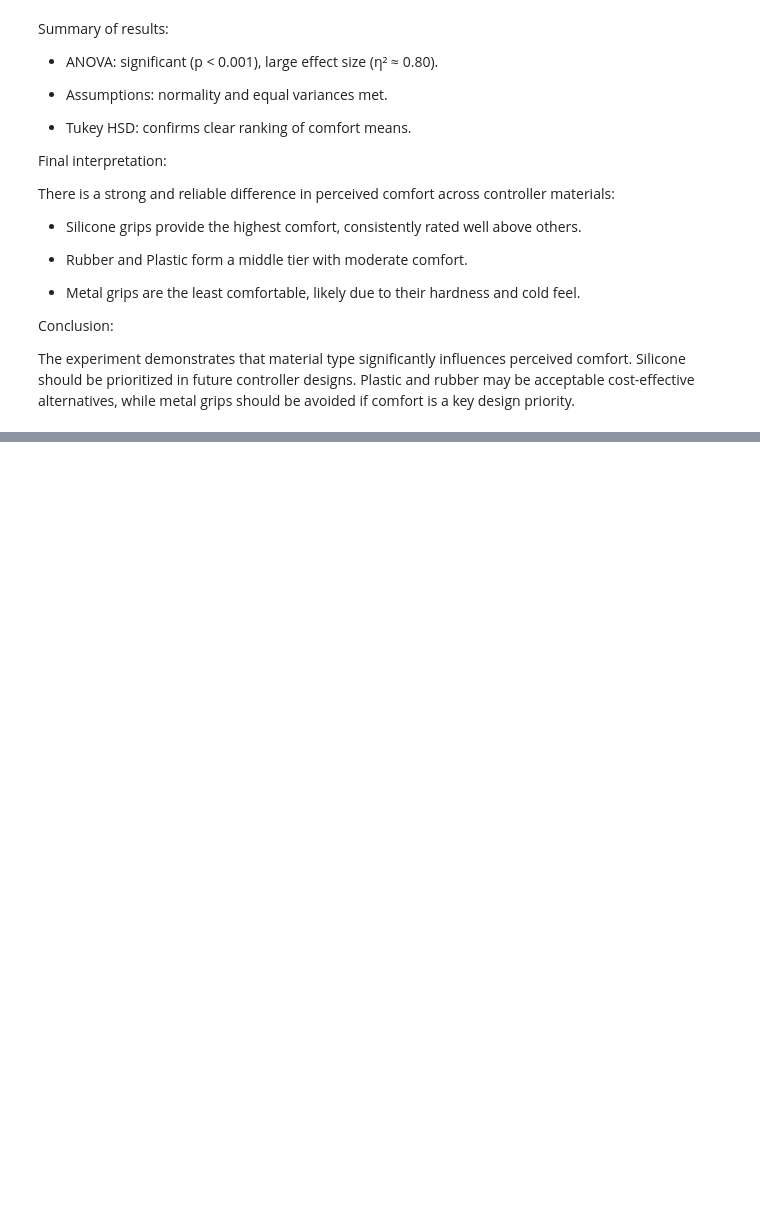
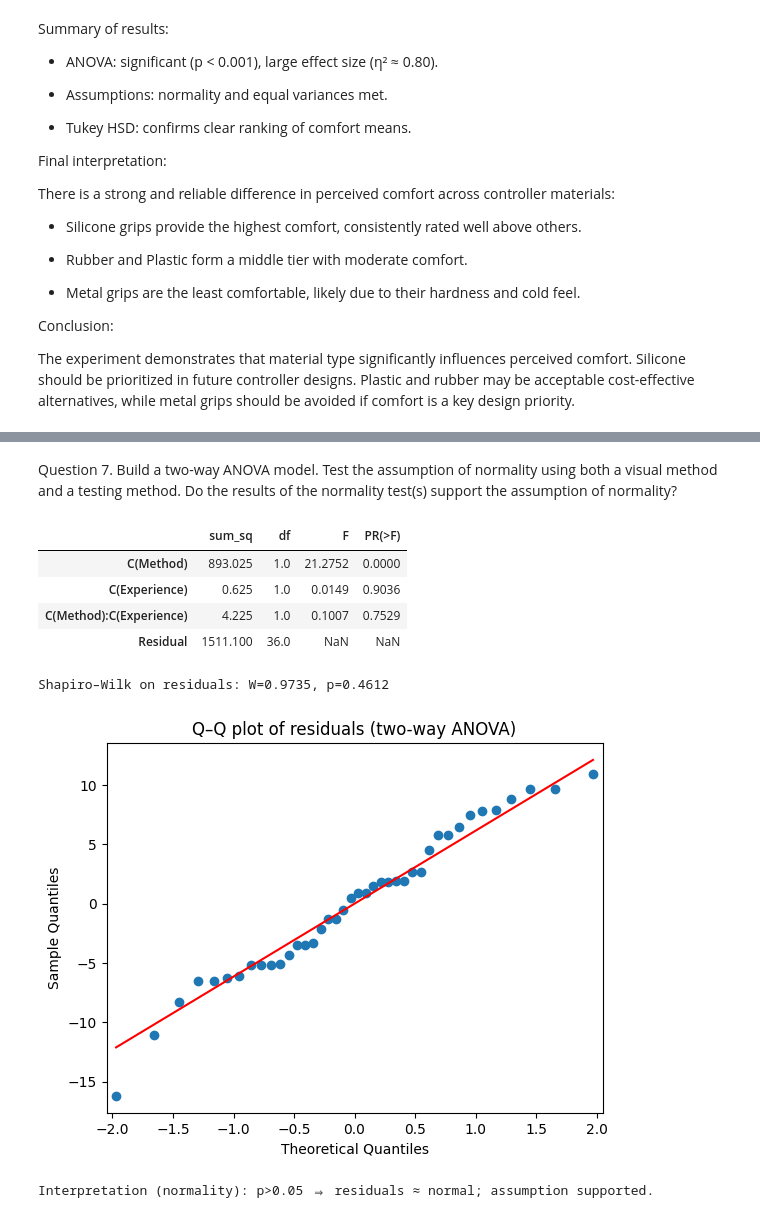
Before and after one commit to LalithAditya0802/STAT-7220-Applied-Experimental-Design, a Jupyter notebook: Assignments/Midterm-Exam/Midterm-Exam.ipynb, the cells around one changed output, grey strips where cells are left out. Drawn from its saved outputs; the diff is of its cells as text; code cells hidden in the pictures; blank space fills up the shorter version.

```diff
--- a/Assignments/Midterm-Exam/Midterm-Exam.ipynb
+++ b/Assignments/Midterm-Exam/Midterm-Exam.ipynb
@@ -340,0 +533,28 @@ Plastic and rubber may be acceptable cost-effective alternatives, while metal gr
+# %% [markdown]
+Question 7. Build a two-way ANOVA model. Test the assumption of normality using both a visual method and a testing method. Do the results of the normality test(s) support the assumption of normality?
+# %%
+# Two-way ANOVA with interaction
+model = smf.ols("Score ~ C(Method) * C(Experience)", data=df).fit()
+anova_tbl = sm.stats.anova_lm(model, typ=2)  # Type II
+display(anova_tbl.round(4))
+
+# Normality of residuals (Shapiro) + Q–Q plot
+resid = model.resid.dropna()
+W, p_shap = stats.shapiro(resid)
+print(f"Shapiro–Wilk on residuals: W={W:.4f}, p={p_shap:.4f}")
+
+sm.ProbPlot(resid).qqplot(line='s')
+plt.title("Q–Q plot of residuals (two-way ANOVA)")
+plt.xlabel("Theoretical Quantiles"); plt.ylabel("Sample Quantiles")
+plt.show()
+
+print("\nInterpretation (normality): p>0.05 ⇒ residuals ≈ normal; assumption supported.")
+# %% [output]
+|  | sum_sq | df | F | PR(>F) |
+| C(Method) | 893.025 | 1.0 | 21.2752 | 0.0000 |
+| C(Experience) | 0.625 | 1.0 | 0.0149 | 0.9036 |
+| C(Method):C(Experience) | 4.225 | 1.0 | 0.1007 | 0.7529 |
+| Residual | 1511.100 | 36.0 | NaN | NaN |
+Shapiro–Wilk on residuals: W=0.9735, p=0.4612
+[figure, added]
+Interpretation (normality): p>0.05 ⇒ residuals ≈ normal; assumption supported.
```
Also changed, not shown: parts of 18 cells of this notebook.
